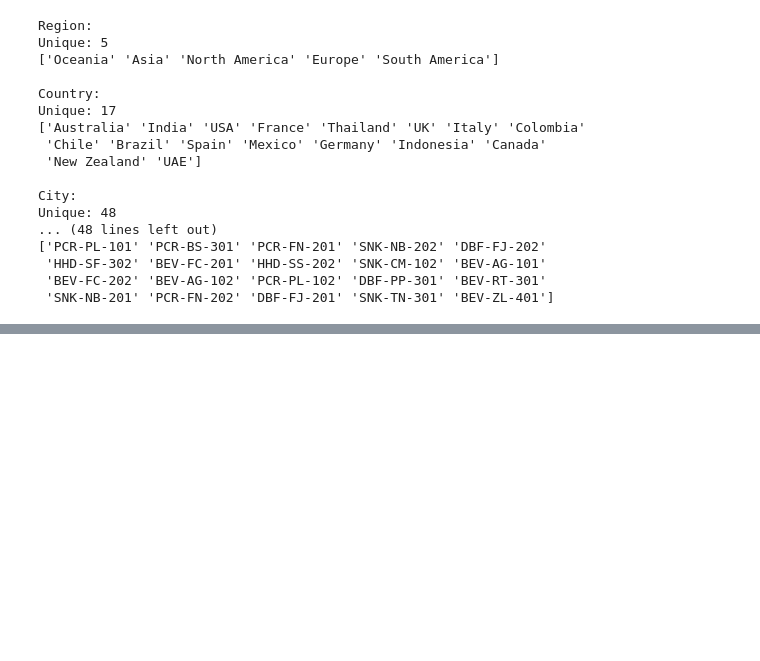
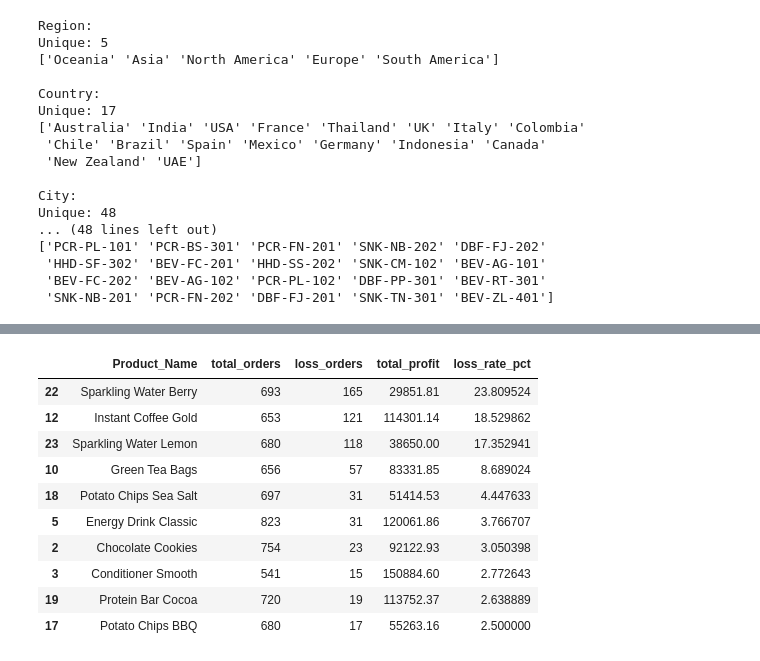
Before and after one commit to Alive-Peterson/myprojects, a Jupyter notebook: data_analytics/financial_performance_and_profitability/financial_performance.ipynb, the cells around one changed output, grey strips where cells are left out. Drawn from its saved outputs; the diff is of its cells as text; code cells hidden in the pictures; blank space fills up the shorter version.

```diff
--- a/data_analytics/financial_performance_and_profitability/financial_performance.ipynb
+++ b/data_analytics/financial_performance_and_profitability/financial_performance.ipynb
@@ -218,0 +509,25 @@ Unique: 48
+# %%
+product_loss = df.groupby('Product_Name').agg(
+    total_orders=('Order_ID', 'count'),
+    loss_orders=('Profit_USD', lambda x: (x < 0).sum()),
+    total_profit=('Profit_USD', 'sum')
+).reset_index()
+
+product_loss['loss_rate_pct'] = (
+    product_loss['loss_orders'] /
+    product_loss['total_orders'] * 100
+)
+
+product_loss.sort_values('loss_rate_pct', ascending=False).head(10)
+# %% [output]
+|  | Product_Name | total_orders | loss_orders | total_profit | loss_rate_pct |
+| 22 | Sparkling Water Berry | 693 | 165 | 29851.81 | 23.809524 |
+| 12 | Instant Coffee Gold | 653 | 121 | 114301.14 | 18.529862 |
+| 23 | Sparkling Water Lemon | 680 | 118 | 38650.00 | 17.352941 |
+| 10 | Green Tea Bags | 656 | 57 | 83331.85 | 8.689024 |
+| 18 | Potato Chips Sea Salt | 697 | 31 | 51414.53 | 4.447633 |
+| 5 | Energy Drink Classic | 823 | 31 | 120061.86 | 3.766707 |
+| 2 | Chocolate Cookies | 754 | 23 | 92122.93 | 3.050398 |
+| 3 | Conditioner Smooth | 541 | 15 | 150884.60 | 2.772643 |
+| 19 | Protein Bar Cocoa | 720 | 19 | 113752.37 | 2.638889 |
+| 17 | Potato Chips BBQ | 680 | 17 | 55263.16 | 2.500000 |
```
Also changed, not shown: parts of 38 cells of this notebook.
